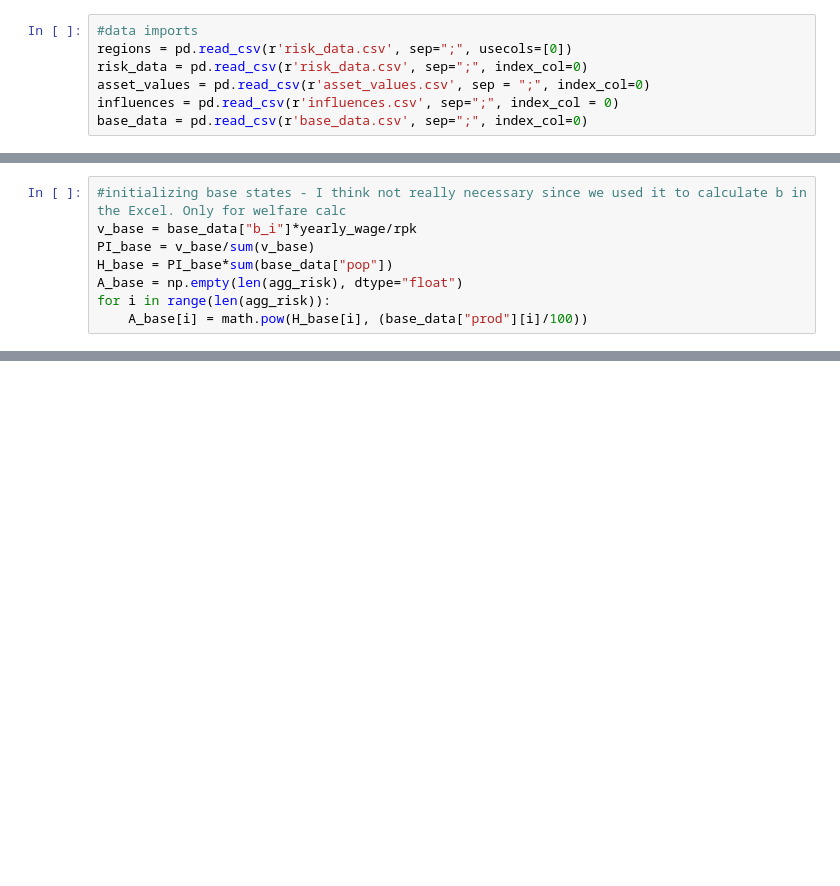
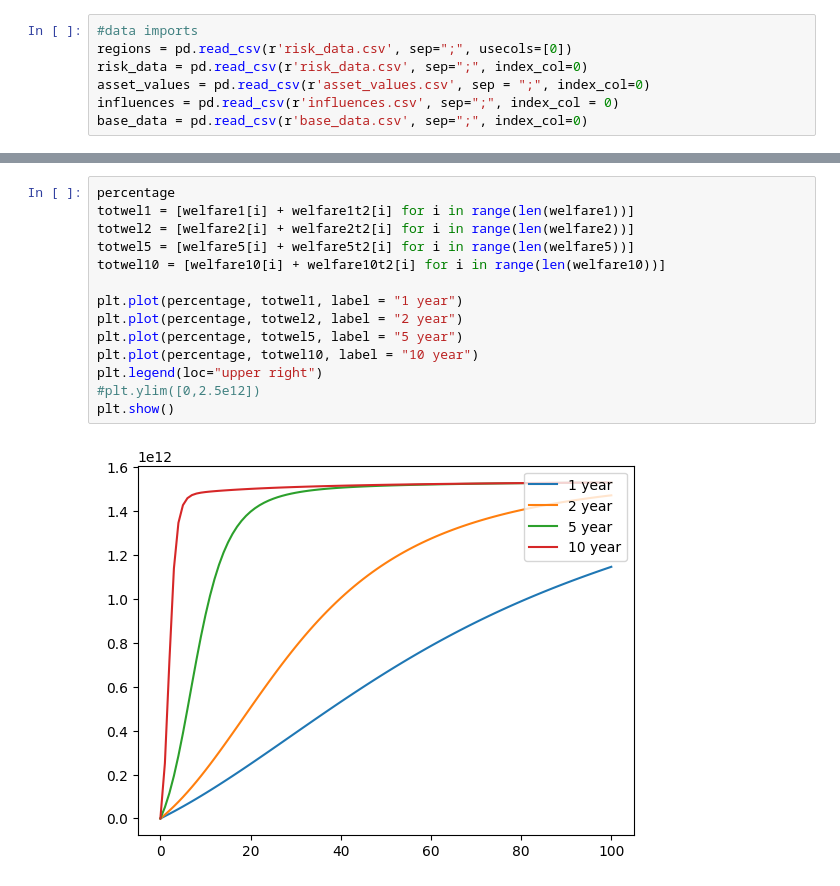
Before and after one commit to NicK4rT/UST, a Jupyter notebook: Code/Transfer_model.ipynb, the cells around one changed output, grey strips where cells are left out. Saved outputs shown, nothing was run; the diff lists cells and outputs as text; blank space fills up the shorter version.

```diff
--- a/Code/Transfer_model.ipynb
+++ b/Code/Transfer_model.ipynb
@@ -22,8 +25,0 @@ transfer_payment = 0.2*sum(yearly_wage)*(rpk/sum(rpk))-0.2*yearly_wage
-# %%
-#initializing base states - I think not really necessary since we used it to calculate b in the Excel. Only for welfare calc
-v_base = base_data["b_i"]*yearly_wage/rpk
-PI_base = v_base/sum(v_base)
-H_base = PI_base*sum(base_data["pop"])
-A_base = np.empty(len(agg_risk), dtype="float")
-for i in range(len(agg_risk)):
-    A_base[i] = math.pow(H_base[i], (base_data["prod"][i]/100))
@@ -53,0 +199,16 @@ The increase in welfare with the given transfer policy is -17017605825.303848 wh
+# %%
+percentage
+totwel1 = [welfare1[i] + welfare1t2[i] for i in range(len(welfare1))]
+totwel2 = [welfare2[i] + welfare2t2[i] for i in range(len(welfare2))]
+totwel5 = [welfare5[i] + welfare5t2[i] for i in range(len(welfare5))]
+totwel10 = [welfare10[i] + welfare10t2[i] for i in range(len(welfare10))]
+
+plt.plot(percentage, totwel1, label = "1 year")
+plt.plot(percentage, totwel2, label = "2 year")
+plt.plot(percentage, totwel5, label = "5 year")
+plt.plot(percentage, totwel10, label = "10 year")
+plt.legend(loc="upper right")
+#plt.ylim([0,2.5e12])
+plt.show()
+# %% [output]
+[figure, added]
```
Also changed, not shown: parts of 14 cells of this notebook, 5 other files.
